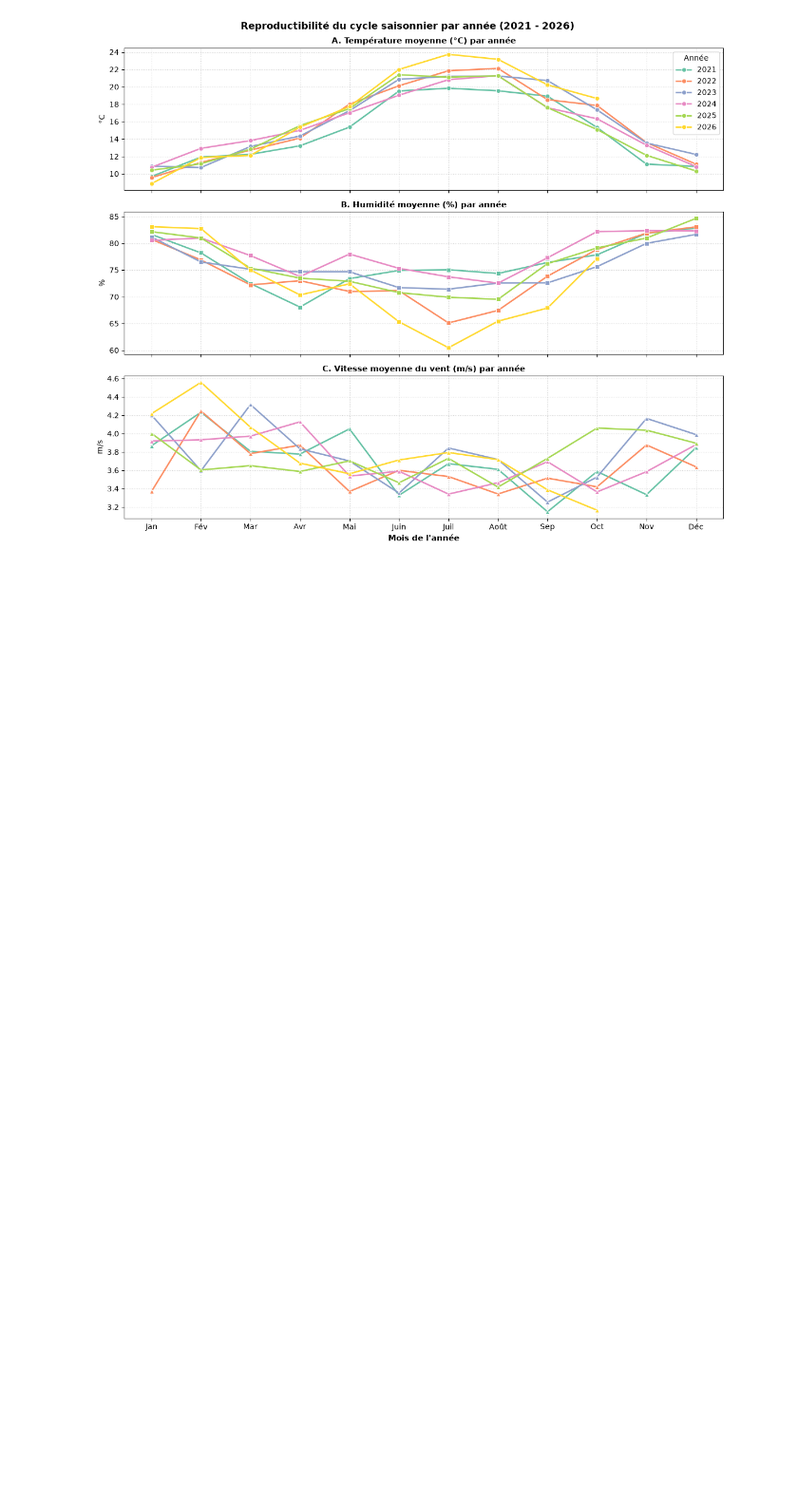
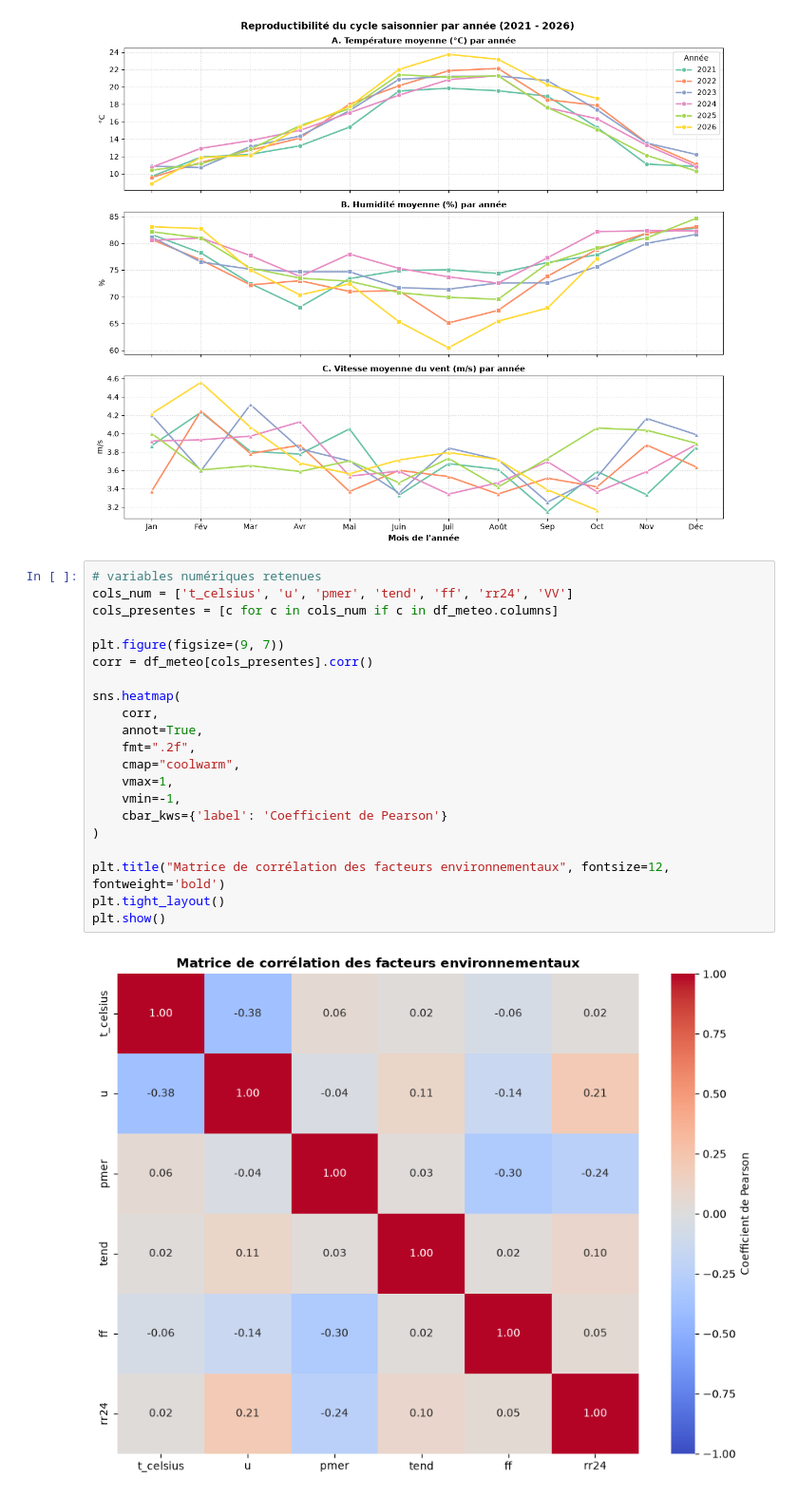
Before and after one commit to jbrocardplatim/LIORA_PROJET_PATHO_RESPIRATOIRES, a Jupyter notebook: notebooks/Explo_MeteoSynop_MLA.ipynb, the cells around one changed output. Shown at 95% size. Drawn from its saved outputs; the diff is of its cells as text; blank space fills up the shorter version.

```diff
--- a/notebooks/Explo_MeteoSynop_MLA.ipynb
+++ b/notebooks/Explo_MeteoSynop_MLA.ipynb
@@ -322,3 +322,26 @@ plt.tight_layout()
 plt.show()
 # %% [output]
 [figure]
+# %%
+# variables numériques retenues
+cols_num = ['t_celsius', 'u', 'pmer', 'tend', 'ff', 'rr24', 'VV']
+cols_presentes = [c for c in cols_num if c in df_meteo.columns]
+
+plt.figure(figsize=(9, 7))
+corr = df_meteo[cols_presentes].corr()
+
+sns.heatmap(
+    corr,
+    annot=True,
+    fmt=".2f",
+    cmap="coolwarm",
+    vmax=1,
+    vmin=-1,
+    cbar_kws={'label': 'Coefficient de Pearson'}
+)
+
+plt.title("Matrice de corrélation des facteurs environnementaux", fontsize=12, fontweight='bold')
+plt.tight_layout()
+plt.show()
+# %% [output]
+[figure, added]
```
Also changed, not shown: parts of 1 cell of this notebook.
